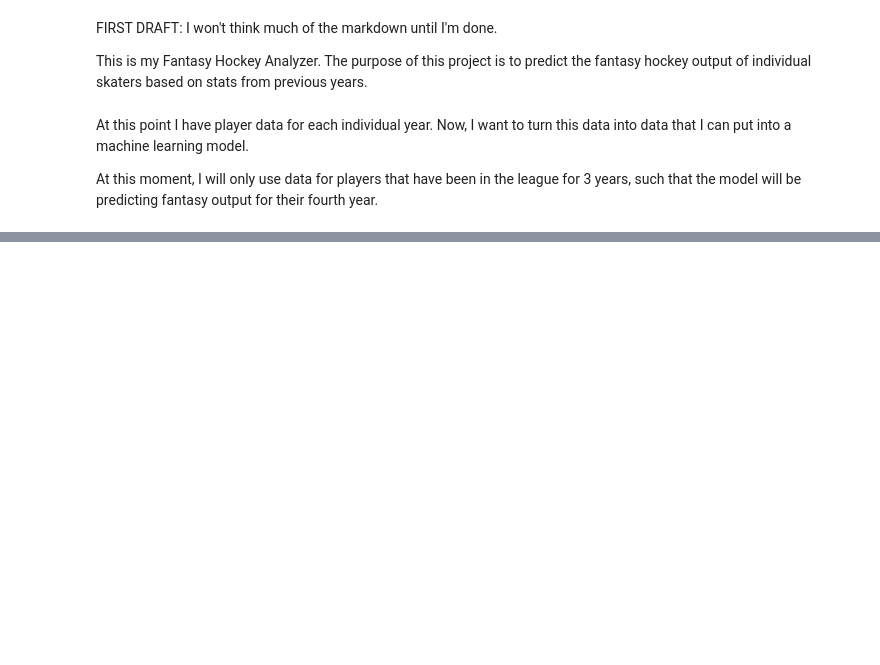
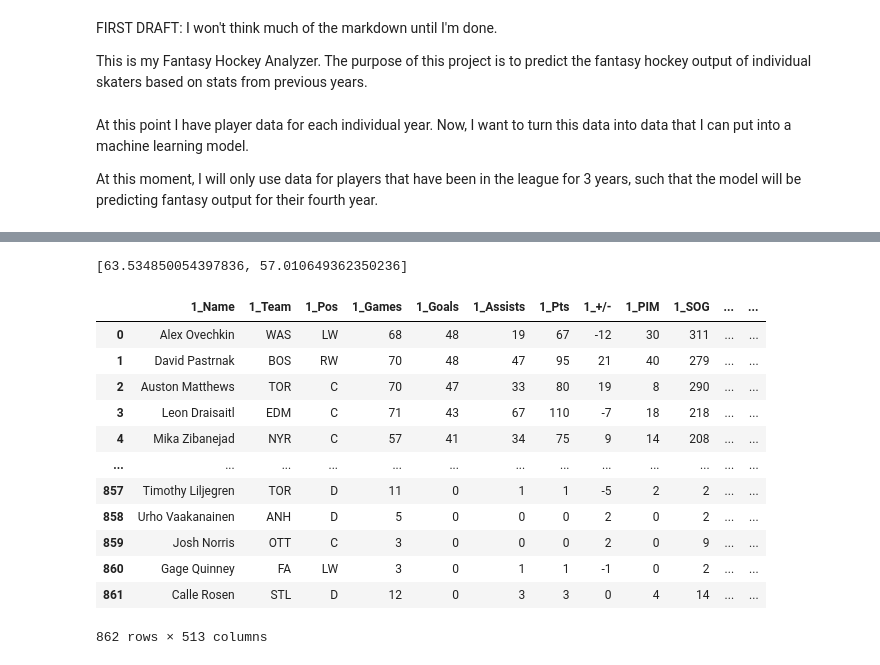
Before and after one commit to chrisberry888/FantasyHockeyAnalyzer, a Jupyter notebook: Fantasy Hockey Analyzer Notebook.ipynb, the cells around one changed output, grey strips where cells are left out. Drawn from its saved outputs; the diff is of its cells as text; code cells hidden in the pictures; blank space fills up the shorter version.

```diff
--- a/Fantasy Hockey Analyzer Notebook.ipynb
+++ b/Fantasy Hockey Analyzer Notebook.ipynb
@@ -115,0 +145,32 @@ ValueError: could not convert string to float: 'Yanni Gourde'
+# %%
+lst = evaluate_regr(regr, X_test, y_test)
+print(lst)
+# %% [output]
+[63.534850054397836, 57.010649362350236]
+# %%
+def combine_dataframes2(df1, df2, df3):
+    df1 = df1.add_prefix('1_')
+    df2 = df1.add_prefix('2_')
+    df3 = df1.add_prefix('3_')
+    return pd.concat([df1, df2, df3], axis=1)
+# %%
+t1 = yearly_player_data[9]
+t2 = yearly_player_data[10]
+t3 = yearly_player_data[11]
+new_data = combine_dataframes2(t1, t2, t3)
+# %%
+new_data
+# %% [output]
+|  | 1_Name | 1_Team | 1_Pos | 1_Games | 1_Goals | 1_Assists | 1_Pts | 1_+/- | 1_PIM | 1_SOG | ... | ... |
+| 0 | Alex Ovechkin | WAS | LW | 68 | 48 | 19 | 67 | -12 | 30 | 311 | ... | ... |
+| 1 | David Pastrnak | BOS | RW | 70 | 48 | 47 | 95 | 21 | 40 | 279 | ... | ... |
+| 2 | Auston Matthews | TOR | C | 70 | 47 | 33 | 80 | 19 | 8 | 290 | ... | ... |
+| 3 | Leon Draisaitl | EDM | C | 71 | 43 | 67 | 110 | -7 | 18 | 218 | ... | ... |
+| 4 | Mika Zibanejad | NYR | C | 57 | 41 | 34 | 75 | 9 | 14 | 208 | ... | ... |
+| ... | ... | ... | ... | ... | ... | ... | ... | ... | ... | ... | ... | ... |
+| 857 | Timothy Liljegren | TOR | D | 11 | 0 | 1 | 1 | -5 | 2 | 2 | ... | ... |
+| 858 | Urho Vaakanainen | ANH | D | 5 | 0 | 0 | 0 | 2 | 0 | 2 | ... | ... |
+| 859 | Josh Norris | OTT | C | 3 | 0 | 0 | 0 | 2 | 0 | 9 | ... | ... |
+| 860 | Gage Quinney | FA | LW | 3 | 0 | 1 | 1 | -1 | 0 | 2 | ... | ... |
+| 861 | Calle Rosen | STL | D | 12 | 0 | 3 | 3 | 0 | 4 | 14 | ... | ... |
+862 rows × 513 columns
```
Also changed, not shown: parts of 11 cells of this notebook.
